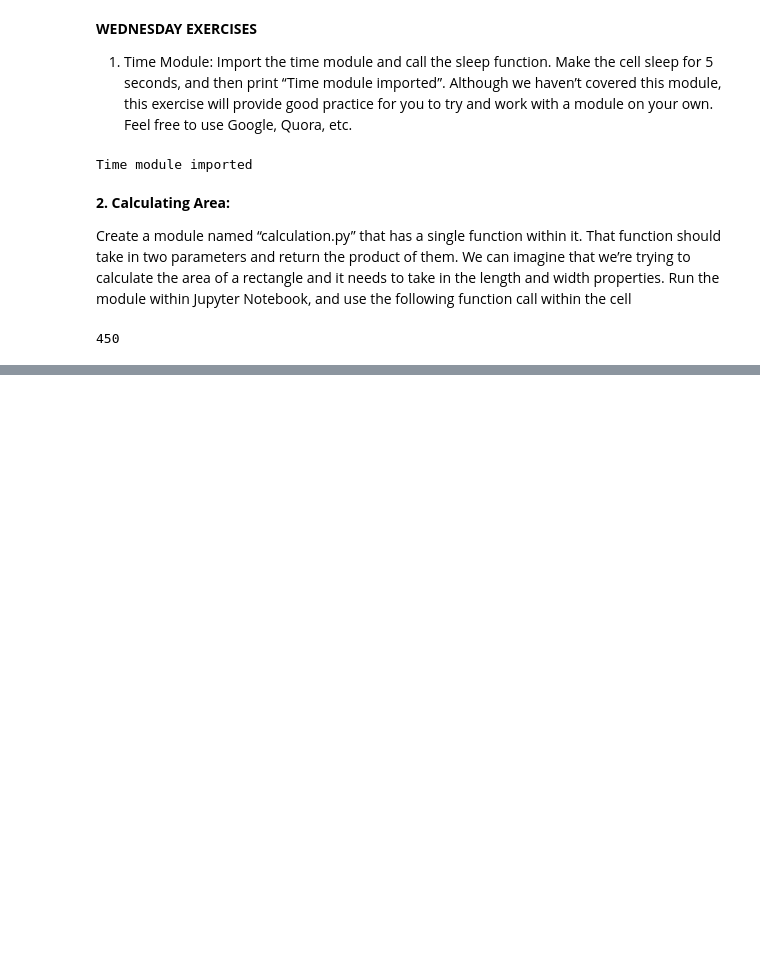
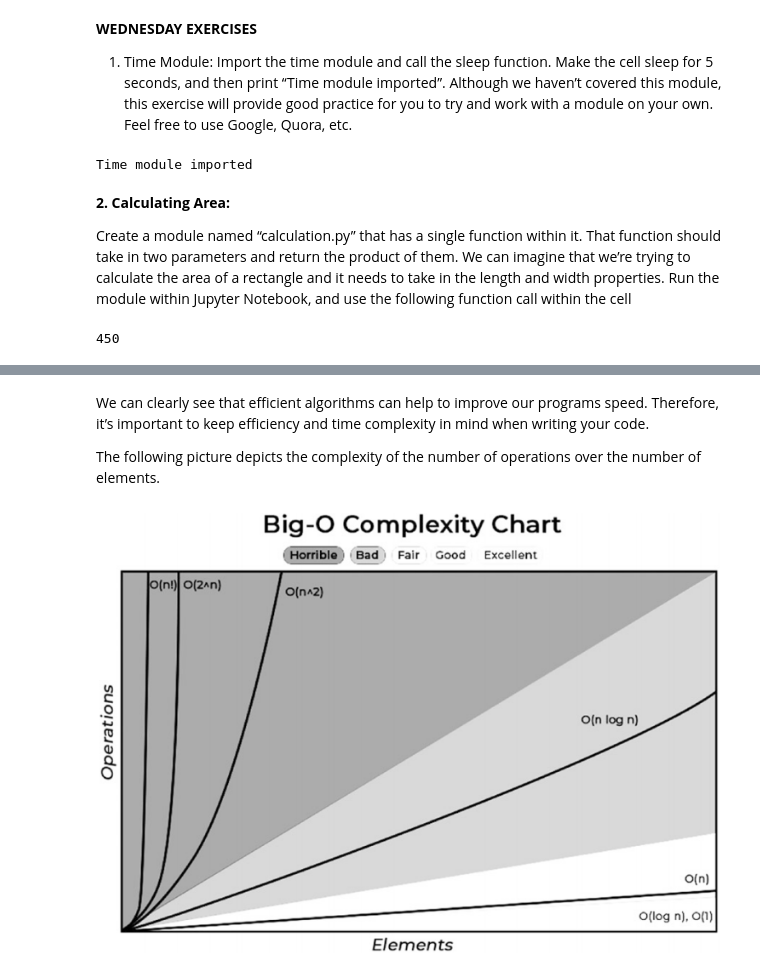
Before and after one commit to python-bootcamp-organization/Python-Bootcamp-101, a Jupyter notebook: Eight_week.ipynb, the cells around one changed output, grey strips where cells are left out. Drawn from its saved outputs; the diff is of its cells as text; code cells hidden in the pictures; blank space fills up the shorter version.

```diff
--- a/Eight_week.ipynb
+++ b/Eight_week.ipynb
@@ -437,0 +468,11 @@ calcArea(15, 30)
+# %% [markdown]
+We can clearly see that efficient algorithms can help to improve our programs speed.
+Therefore, it’s important to keep efficiency and time complexity in mind when writing
+your code.
+
+The following picture depicts the complexity of the number of operations
+over the number of elements.
+# %%
+Image(filename='images_projects/image_project_week8_BigONotationComplexity.png')
+# %% [output]
+[figure, added]
```
Also changed, not shown: parts of 28 cells of this notebook, 7 other files.
